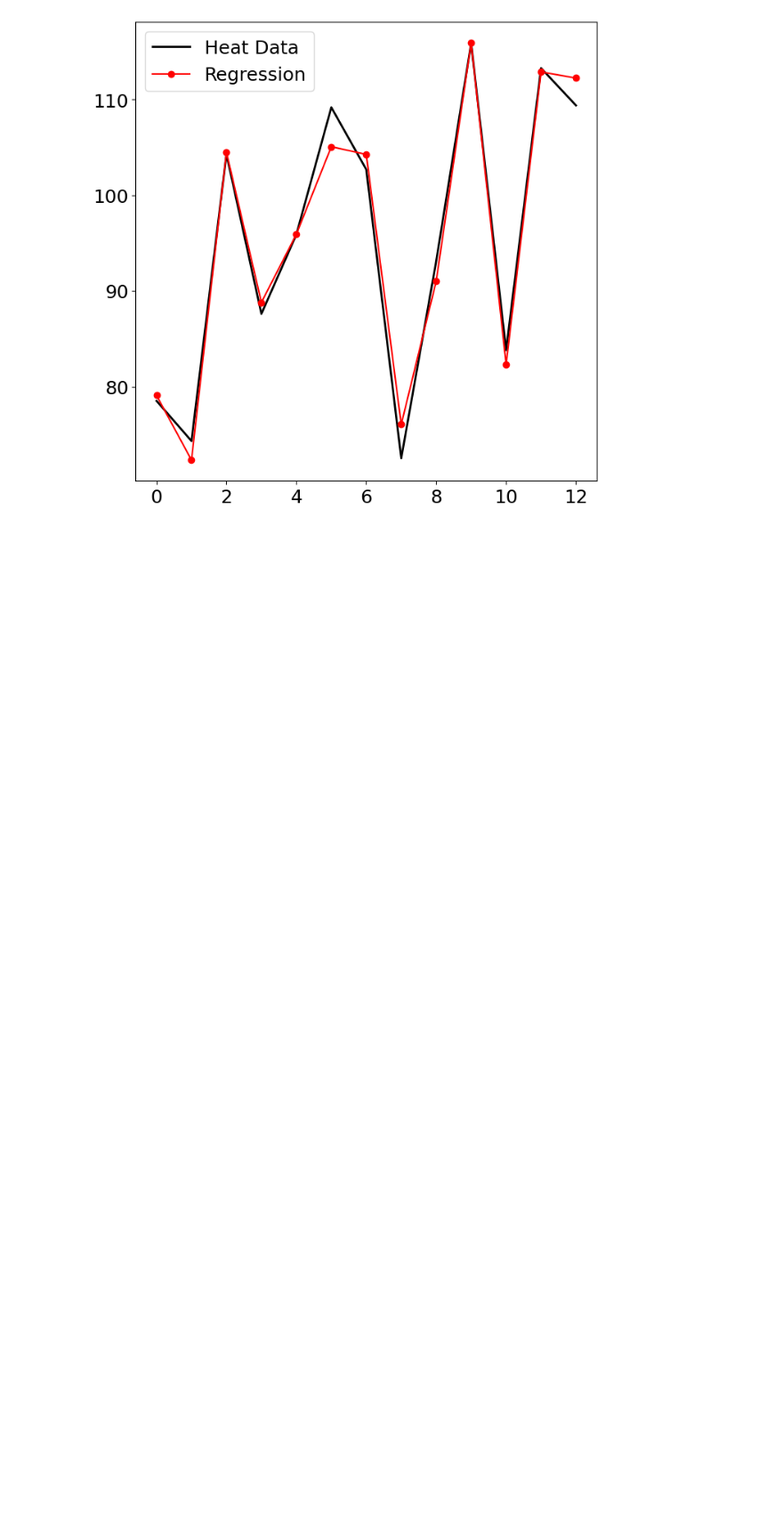
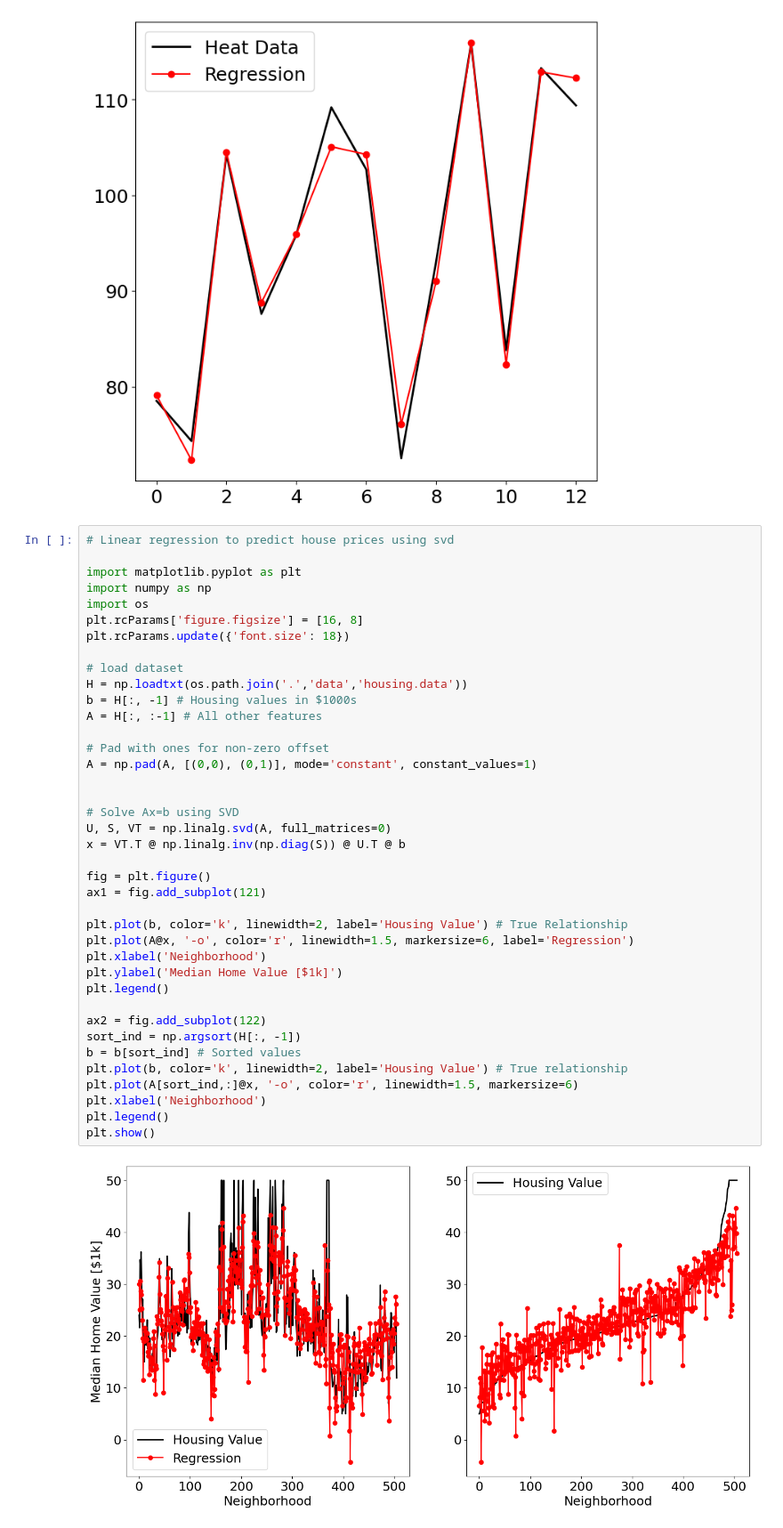
Before and after one commit to manny-uncharted/Singular-Value-Decomposition, a Jupyter notebook: linear-regression.ipynb, the cells around one changed output. Shown: that part at 89% size. Cells and saved outputs as stored; diff of their text form; blank space fills up the shorter version.

Commit message:
worked on using housing dataset to generated a prediction

```diff
--- a/linear-regression.ipynb
+++ b/linear-regression.ipynb
@@ -48,3 +48,44 @@ plt.legend()
 plt.show()
 # %% [output]
 [figure]
+# %%
+# Linear regression to predict house prices using svd
+
+import matplotlib.pyplot as plt
+import numpy as np
+import os
+plt.rcParams['figure.figsize'] = [16, 8]
+plt.rcParams.update({'font.size': 18})
+
+# load dataset
+H = np.loadtxt(os.path.join('.','data','housing.data'))
+b = H[:, -1] # Housing values in $1000s
+A = H[:, :-1] # All other features
+
+# Pad with ones for non-zero offset
+A = np.pad(A, [(0,0), (0,1)], mode='constant', constant_values=1)
+
+
+# Solve Ax=b using SVD
+U, S, VT = np.linalg.svd(A, full_matrices=0)
+x = VT.T @ np.linalg.inv(np.diag(S)) @ U.T @ b
+
+fig = plt.figure()
+ax1 = fig.add_subplot(121)
+
+plt.plot(b, color='k', linewidth=2, label='Housing Value') # True Relationship
+plt.plot(A@x, '-o', color='r', linewidth=1.5, markersize=6, label='Regression')
+plt.xlabel('Neighborhood')
+plt.ylabel('Median Home Value [$1k]')
+plt.legend()
+
+ax2 = fig.add_subplot(122)
+sort_ind = np.argsort(H[:, -1])
+b = b[sort_ind] # Sorted values
+plt.plot(b, color='k', linewidth=2, label='Housing Value') # True relationship
+plt.plot(A[sort_ind,:]@x, '-o', color='r', linewidth=1.5, markersize=6)
+plt.xlabel('Neighborhood')
+plt.legend()
+plt.show()
+# %% [output]
+[figure, added]
```
Also changed, not shown: parts of 1 cell of this notebook, 1 other file.
